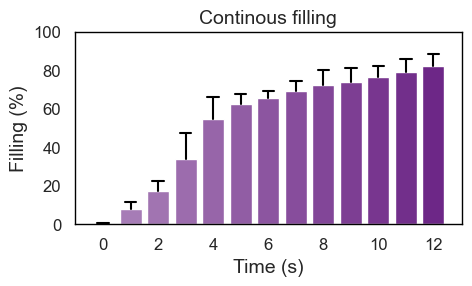
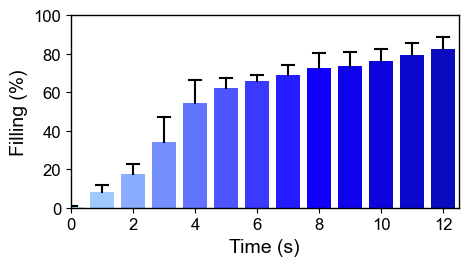
The change to this notebook cell's code, shown as a diff; its figure went from the first image to the second:
--- before
+++ after
@@ -6,15 +6,33 @@
 # colormap = mcolors.LinearSegmentedColormap.from_list('red', [(1, 0.8, 0.8), (0.5, 0, 0.5)])
 # Use the main_color and create a colormap from a light version to main_color
-main_color = "#590976"
-light_color = mcolors.to_rgba(main_color, alpha=0.5)  # light version with alpha
-colormap = mcolors.LinearSegmentedColormap.from_list('main', [light_color, main_color])
-
+# main_color = "#590976"
+# light_color = mcolors.to_rgba(main_color, alpha=0.5)  # light version with alpha
+# colormap = mcolors.LinearSegmentedColormap.from_list('main', [light_color, main_color])
+# Use a more vibrant blue gradient for a "shining" effect
+colormap = mcolors.LinearSegmentedColormap.from_list(
+    "shiny_blue_gradient",
+    ["#B3E6FF", "#1100FF", "#00157F"]  # light cyan-blue to vivid blue to deep blue
+)
 # Normalize the data
 max_value = max(data['Mean'])
-normalized_mean = (data['Mean'] / (max_value+100000)) * 100
-normalized_stddev = (data['StdDev'] / (max_value+100000)) * 100
+normalized_mean = (data['Mean'] / (max_value + 100000)) * 100
+normalized_stddev = (data['StdDev'] / (max_value + 100000)) * 100
 
 # Generate the gradient of colors
 colors = [colormap(i / num_colors) for i in range(num_colors)]
+
+# num_bars = len(data)
+# num_steps = (num_bars + 1) // 2  # round up for odd number of bars
+# step_colors = [colormap(i / (num_steps - 1)) for i in range(num_steps)]
+# colors = [step_colors[i // 2] for i in range(num_bars)]
+
+
+
+# Custom color list to match LIVE/DEAD assay figure
+# colors = ['#000080', '#0000CD', '#4169E1', '#7B68EE', '#87CEFA', '#ADD8E6']
+
+
+
+
 
 # Plot the bar chart with the updated colors
@@ -50,4 +68,7 @@
 
 # Set x-ticks and y-ticks explicitly for better control
+xticks = [0, 2, 4, 6, 8, 10, 12]
+plt.xticks(xticks, [str(x) for x in xticks], fontsize=12, fontname='Arial')
+plt.xlim(left=min(data['Index'].dropna()), right=12.5)
 plt.xticks(fontsize=12, fontname='Arial')
 plt.yticks(fontsize=12, fontname='Arial')
@@ -55,5 +76,5 @@
 plt.ylabel('Filling (%)', fontname='Arial', fontsize=14)
 # plt.title('Pulsatile filling', fontname='Arial', fontsize=14)
-plt.title('Continous filling', fontname='Arial', fontsize=14)
+# plt.title('Continous filling', fontname='Arial', fontsize=14)
 plt.ylim(0, 100)
 plt.savefig('figure.png', dpi=300,bbox_inches='tight')
@@ -61,3 +82,2 @@
 # Show plot
 plt.show()
-

Commit: Single Bubble Trajectory_Theory